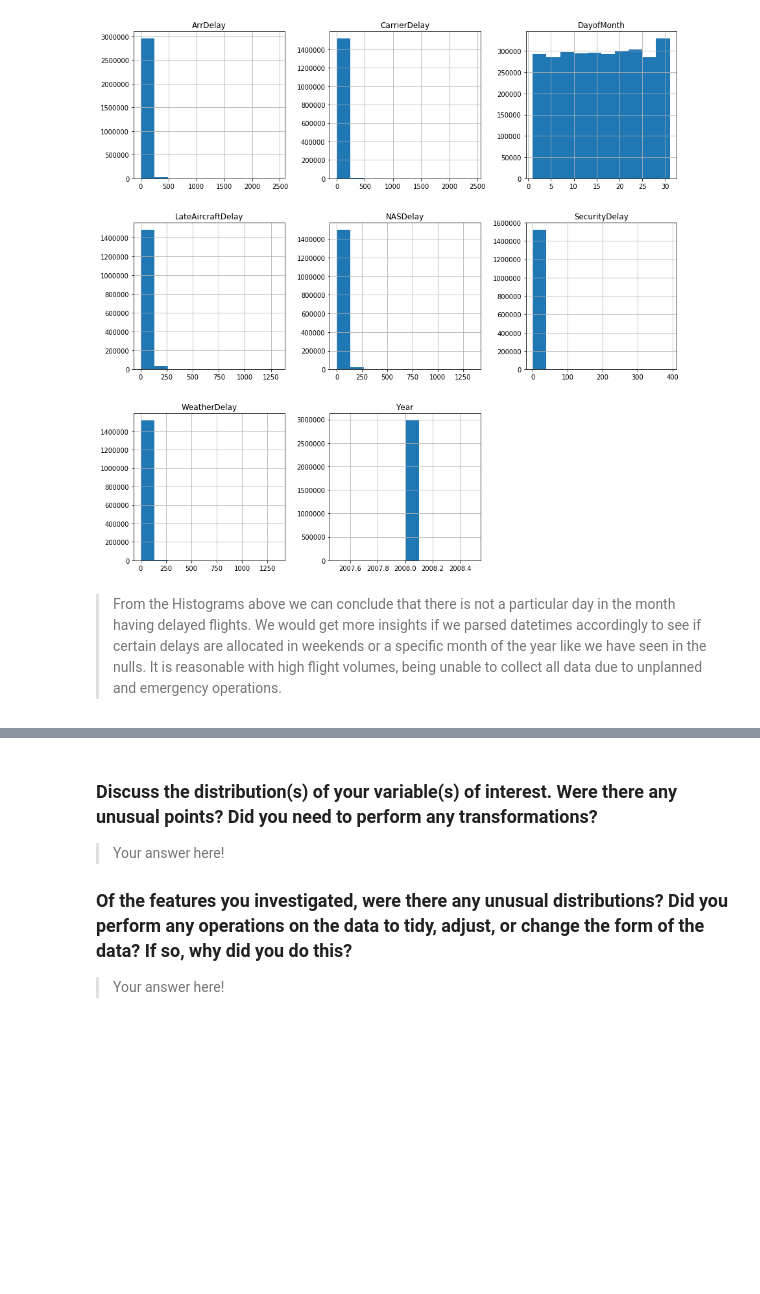
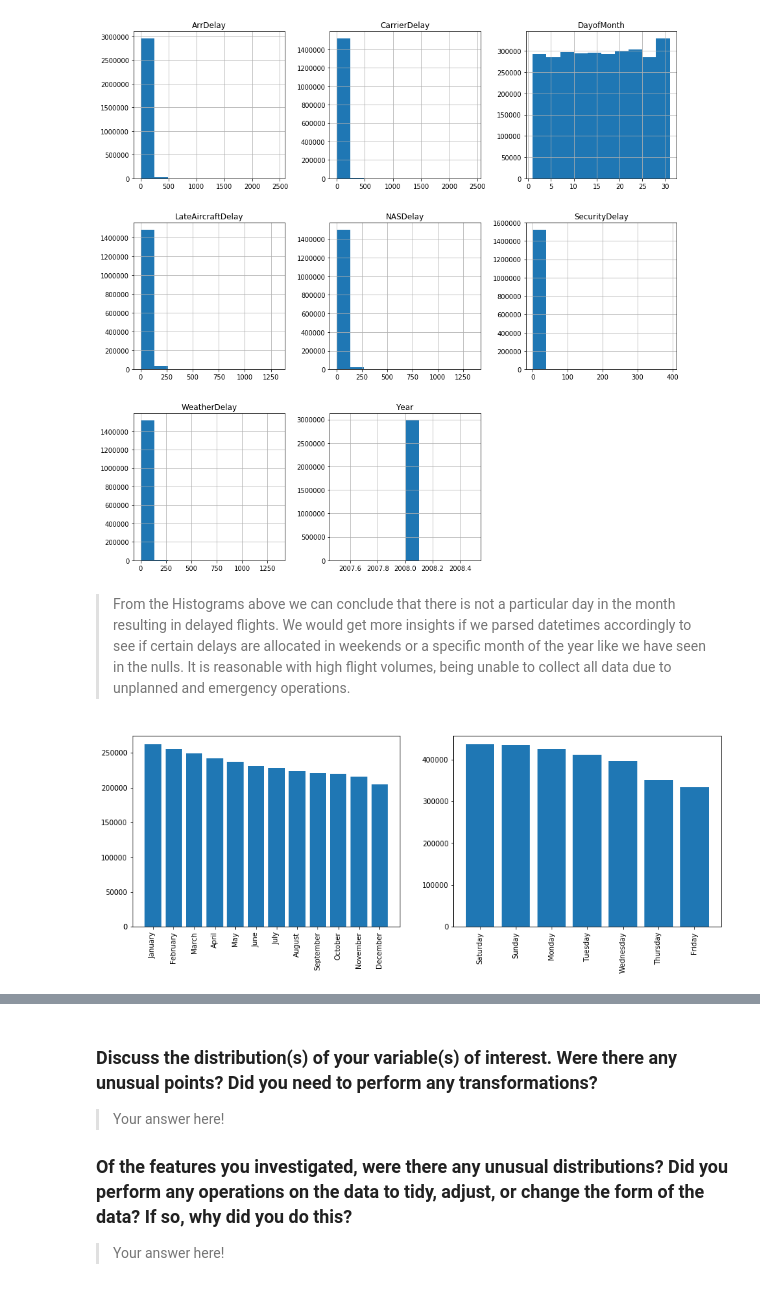
Before and after one commit to chpolyzo/Flight-Delays, a Jupyter notebook: exploration.ipynb, the cells around one changed output, grey strips where cells are left out. Drawn from its saved outputs; the diff is of its cells as text; code cells hidden in the pictures; blank space fills up the shorter version.

```diff
--- a/exploration.ipynb
+++ b/exploration.ipynb
@@ -325,8 +325,29 @@ df_08.hist(figsize = [15,15]);
 # %% [output]
 [figure]
 # %% [markdown]
-> From the Histograms above we can conclude that there is not a particular day in the month having delayed flights. We would get more insights if we parsed datetimes accordingly to see if certain delays are allocated in weekends or a specific month of the year like we have seen in the nulls. It is reasonable with high flight volumes, being unable to collect all data due to unplanned and emergency operations.
+> From the Histograms above we can conclude that there is not a particular day in the month resulting in delayed flights. We would get more insights if we parsed datetimes accordingly to see if certain delays are allocated in weekends or a specific month of the year like we have seen in the nulls. It is reasonable with high flight volumes, being unable to collect all data due to unplanned and emergency operations.
 # %%
 df_88.to_csv('88_delays.csv', index = False)
 df_98.to_csv('98_delays.csv', index = False)
 df_08.to_csv('08_delays.csv', index = False)
+# %%
+ddf_88 = pd.read_csv('88_delays.csv')
+ddf_98 = pd.read_csv('98_delays.csv')
+ddf_08 = pd.read_csv('08_delays.csv')
+# %%
+#Get some visual insights about delays in the 1988 dataset
+plt.figure(figsize = [15,5])
+
+plt.subplot(1, 2, 1)
+plt.bar(ddf_88.Month.unique(), ddf_88.Month.value_counts());
+locs, labels = plt.xticks()
+plt.xticks(np.arange(12), ddf_88.Month.unique(), rotation=90);
+
+plt.subplot(1, 2, 2)
+plt.bar(ddf_88.DayOfWeek.unique(), ddf_88.DayOfWeek.value_counts());
+locs, labels = plt.xticks()
+plt.xticks(np.arange(7), ddf_88.DayOfWeek.unique(), rotation=90);
+
+plt.show()
+# %% [output]
+[figure, added]
```
Also changed, not shown: parts of 3 cells of this notebook.
